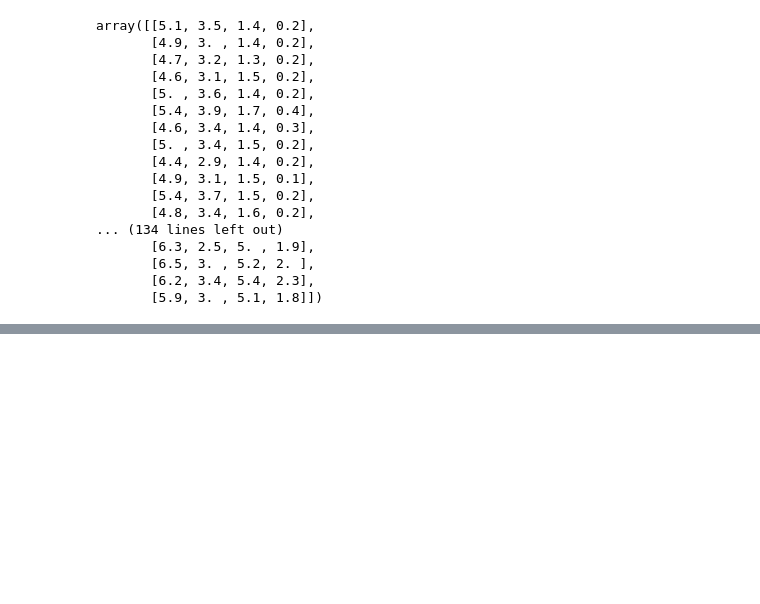
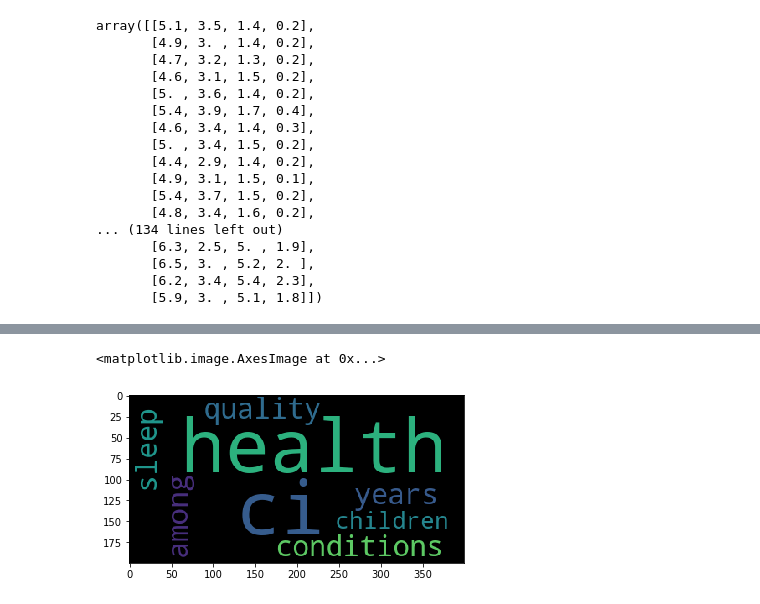
Before and after one commit to Robbie632/NLP_abstract_analysis, a Jupyter notebook: npl_abstracts.ipynb, the cells around one changed output, grey strips where cells are left out. Drawn from its saved outputs; the diff is of its cells as text; code cells hidden in the pictures; blank space fills up the shorter version.

```diff
--- a/npl_abstracts.ipynb
+++ b/npl_abstracts.ipynb
@@ -402 +392,6 @@ KeyboardInterrupt:
+# %%
+plt.imshow(test.word_clouds[1])
+# %% [output]
+<matplotlib.image.AxesImage at 0x...>
+[figure, added]
 # %%
```
Also changed, not shown: parts of 20 cells of this notebook.
